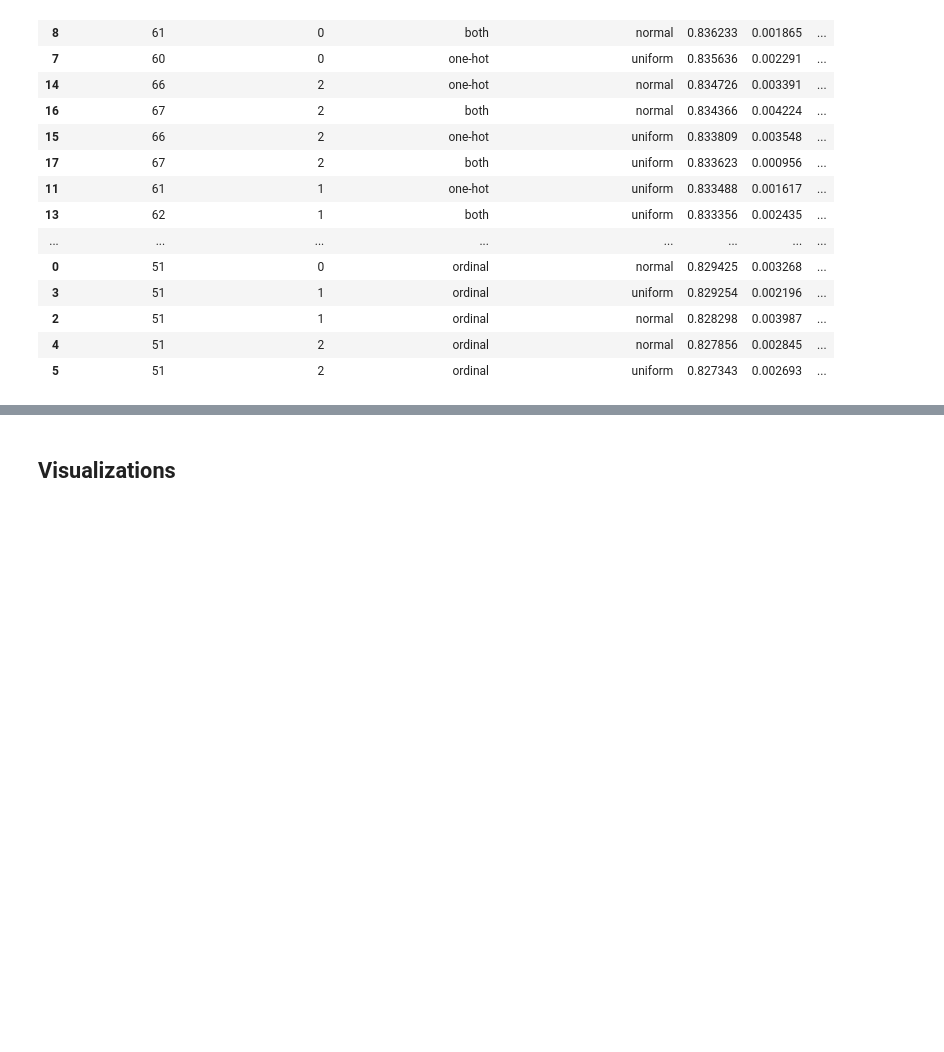
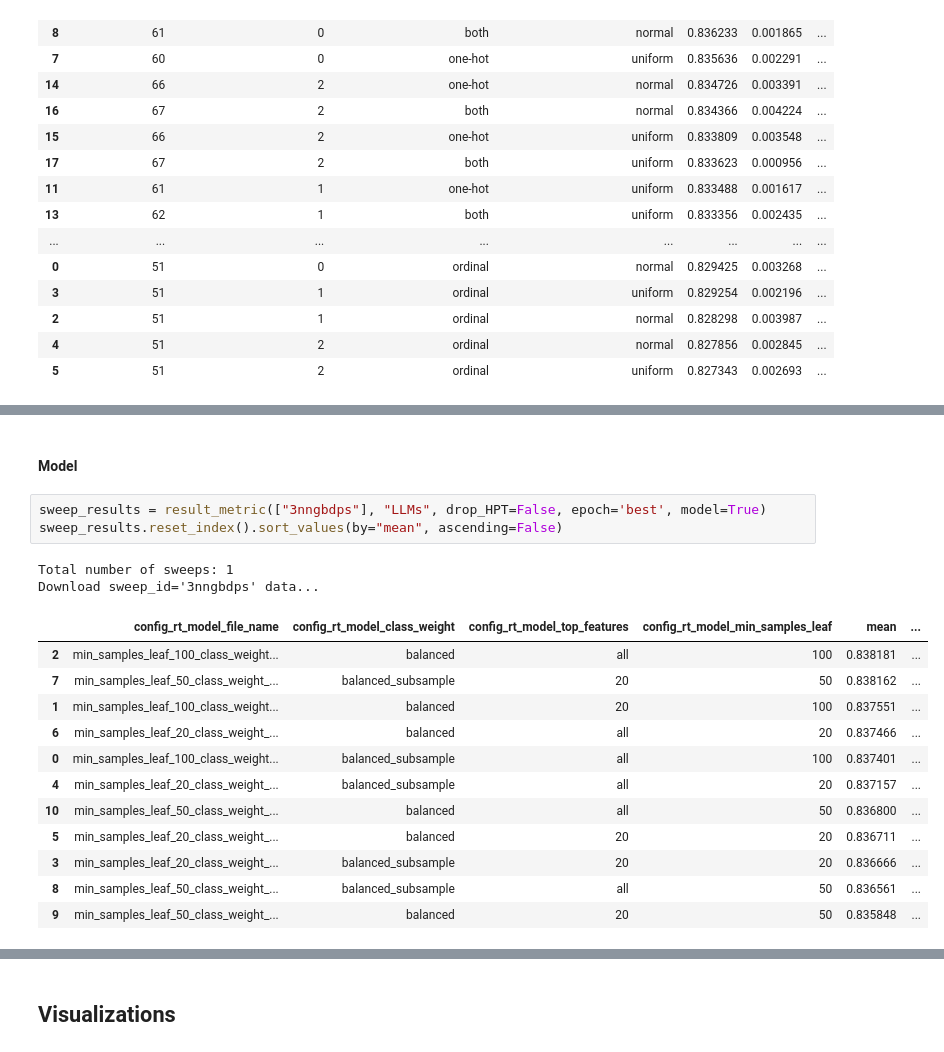
Before and after one commit to maayan-aytek/RtHumanChoicePredictionNLP, a Jupyter notebook: Notebooks_maayan-aytek/our_analyze_results.ipynb, the cells around one changed output, grey strips where cells are left out. Cells and saved outputs as stored; diff of their text form; blank space fills up the shorter version.

```diff
--- a/Notebooks_maayan-aytek/our_analyze_results.ipynb
+++ b/Notebooks_maayan-aytek/our_analyze_results.ipynb
@@ -240,0 +269,20 @@ Download sweep_id='elct280c' data...
+# %% [markdown]
+#### Model
+# %%
+sweep_results = result_metric(["3nngbdps"], "LLMs", drop_HPT=False, epoch='best', model=True)
+sweep_results.reset_index().sort_values(by="mean", ascending=False)
+# %% [output]
+Total number of sweeps: 1
+Download sweep_id='3nngbdps' data...
+|  | config_rt_model_file_name | config_rt_model_class_weight | config_rt_model_top_features | config_rt_model_min_samples_leaf | mean | ... |
+| 2 | min_samples_leaf_100_class_weight... | balanced | all | 100 | 0.838181 | ... |
+| 7 | min_samples_leaf_50_class_weight_... | balanced_subsample | 20 | 50 | 0.838162 | ... |
+| 1 | min_samples_leaf_100_class_weight... | balanced | 20 | 100 | 0.837551 | ... |
+| 6 | min_samples_leaf_20_class_weight_... | balanced | all | 20 | 0.837466 | ... |
+| 0 | min_samples_leaf_100_class_weight... | balanced_subsample | all | 100 | 0.837401 | ... |
+| 4 | min_samples_leaf_20_class_weight_... | balanced_subsample | all | 20 | 0.837157 | ... |
+| 10 | min_samples_leaf_50_class_weight_... | balanced | all | 50 | 0.836800 | ... |
+| 5 | min_samples_leaf_20_class_weight_... | balanced | 20 | 20 | 0.836711 | ... |
+| 3 | min_samples_leaf_20_class_weight_... | balanced_subsample | 20 | 20 | 0.836666 | ... |
+| 8 | min_samples_leaf_50_class_weight_... | balanced_subsample | all | 50 | 0.836561 | ... |
+| 9 | min_samples_leaf_50_class_weight_... | balanced | 20 | 50 | 0.835848 | ... |
```
Also changed, not shown: parts of 21 cells of this notebook, 3 other files.
